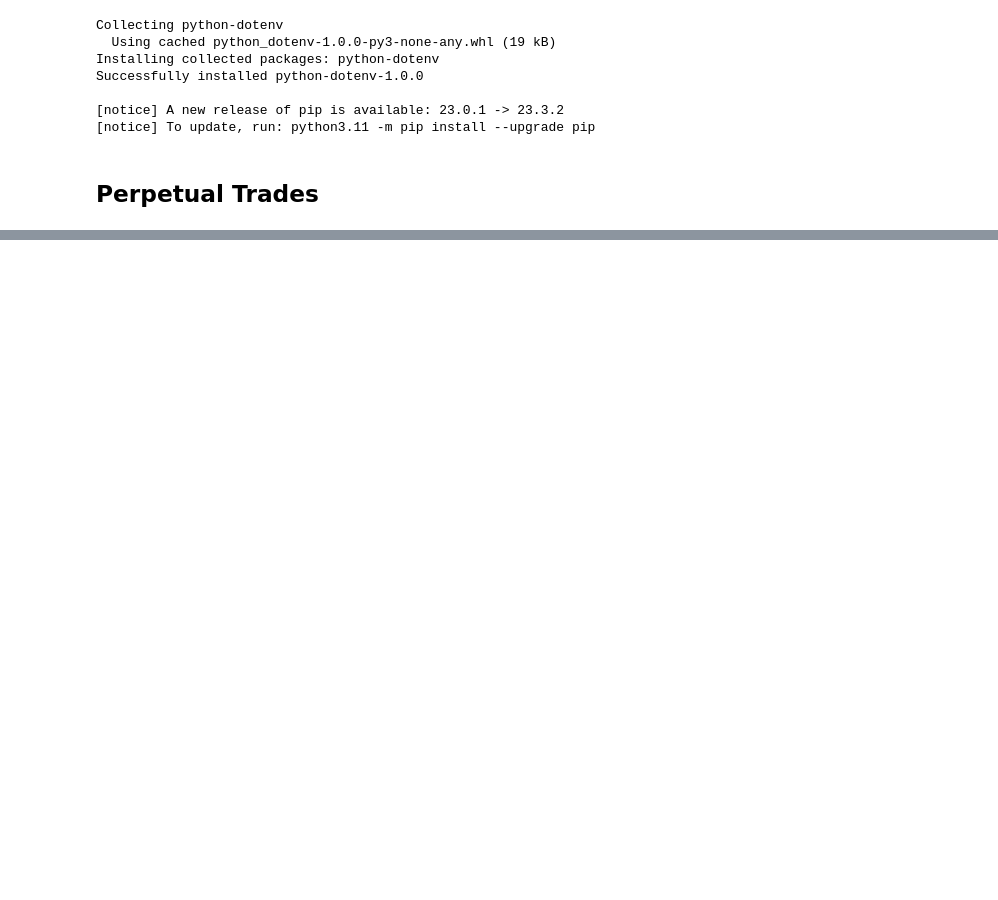
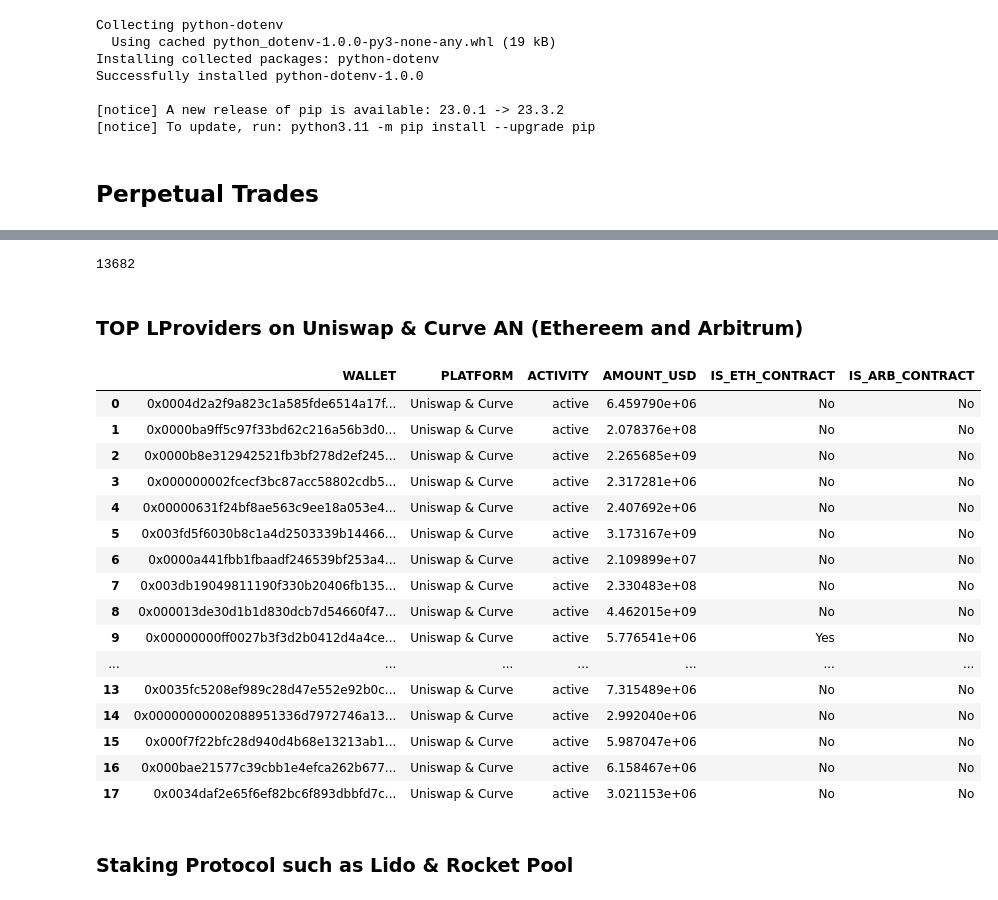
Before and after one commit to LimaRods/Wallet-Hunting--, a Jupyter notebook: pipeline.ipynb, the cells around one changed output, grey strips where cells are left out. Saved outputs shown, nothing was run; the diff lists cells and outputs as text; code cells hidden in the pictures; blank space fills up the shorter version.

```diff
--- a/pipeline.ipynb
+++ b/pipeline.ipynb
@@ -21,0 +135,32 @@ columns = ['unique_trader', 'platform', 'blockchain','trading_vol', 'vol_all_pla
+# %%
+len(set(df_nft.WALLET.values))
+# %% [output]
+13682
+# %% [markdown]
+###  TOP LProviders  on Uniswap & Curve AN (Ethereem and Arbitrum)
+# %%
+url = "https://flipsidecrypto.xyz/api/v1/queries/28a95d3b-2c12-42e7-97bf-aa2ac4c30e41/data/latest"
+response = requests.get(url)
+data = response.json()
+df_dex= pd.DataFrame(data)
+df_dex
+# %% [output]
+|  | WALLET | PLATFORM | ACTIVITY | AMOUNT_USD | IS_ETH_CONTRACT | IS_ARB_CONTRACT |
+| 0 | 0x0004d2a2f9a823c1a585fde6514a17f... | Uniswap & Curve | active | 6.459790e+06 | No | No |
+| 1 | 0x0000ba9ff5c97f33bd62c216a56b3d0... | Uniswap & Curve | active | 2.078376e+08 | No | No |
+| 2 | 0x0000b8e312942521fb3bf278d2ef245... | Uniswap & Curve | active | 2.265685e+09 | No | No |
+| 3 | 0x000000002fcecf3bc87acc58802cdb5... | Uniswap & Curve | active | 2.317281e+06 | No | No |
+| 4 | 0x00000631f24bf8ae563c9ee18a053e4... | Uniswap & Curve | active | 2.407692e+06 | No | No |
+| 5 | 0x003fd5f6030b8c1a4d2503339b14466... | Uniswap & Curve | active | 3.173167e+09 | No | No |
+| 6 | 0x0000a441fbb1fbaadf246539bf253a4... | Uniswap & Curve | active | 2.109899e+07 | No | No |
+| 7 | 0x003db19049811190f330b20406fb135... | Uniswap & Curve | active | 2.330483e+08 | No | No |
+| 8 | 0x000013de30d1b1d830dcb7d54660f47... | Uniswap & Curve | active | 4.462015e+09 | No | No |
+| 9 | 0x00000000ff0027b3f3d2b0412d4a4ce... | Uniswap & Curve | active | 5.776541e+06 | Yes | No |
+| ... | ... | ... | ... | ... | ... | ... |
+| 13 | 0x0035fc5208ef989c28d47e552e92b0c... | Uniswap & Curve | active | 7.315489e+06 | No | No |
+| 14 | 0x00000000002088951336d7972746a13... | Uniswap & Curve | active | 2.992040e+06 | No | No |
+| 15 | 0x000f7f22bfc28d940d4b68e13213ab1... | Uniswap & Curve | active | 5.987047e+06 | No | No |
+| 16 | 0x000bae21577c39cbb1e4efca262b677... | Uniswap & Curve | active | 6.158467e+06 | No | No |
+| 17 | 0x0034daf2e65f6ef82bc6f893dbbfd7c... | Uniswap & Curve | active | 3.021153e+06 | No | No |
+# %% [markdown]
+### Staking Protocol such as Lido & Rocket Pool
```
Also changed, not shown: parts of 23 cells of this notebook, 17 other files.
